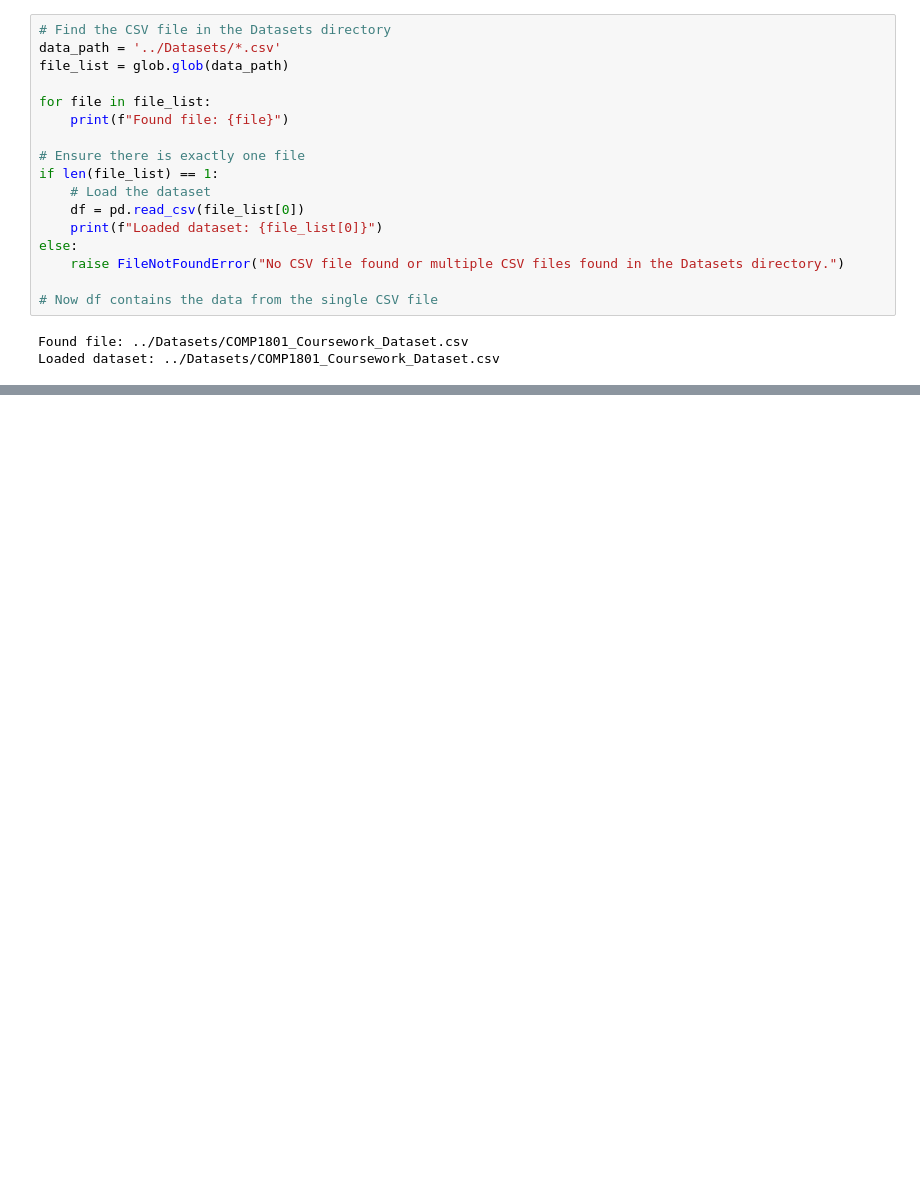
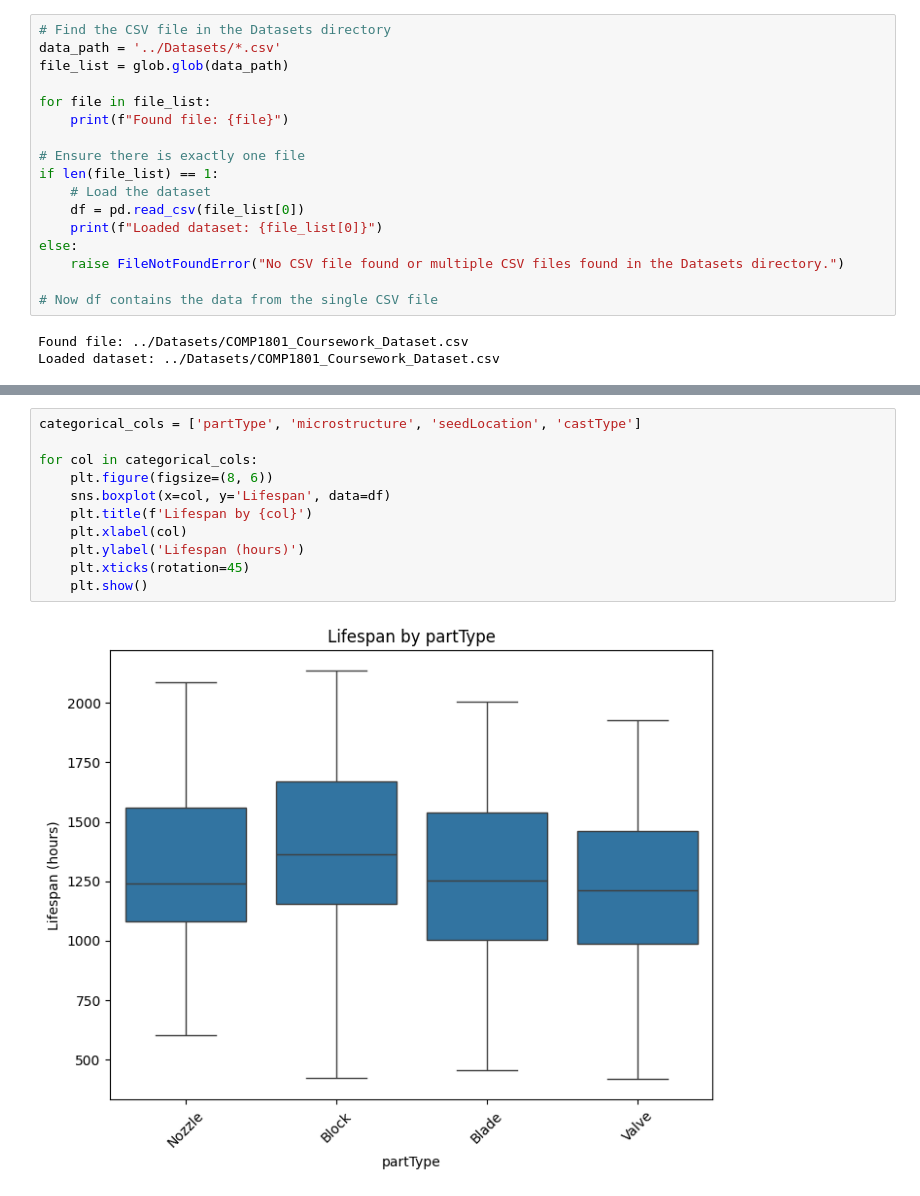
Before and after one commit to muhammedazhar/MSc-DataScience, a Jupyter notebook: COMP1801-ML/Coursework/Solutions/Notebook.ipynb, the cells around one changed output, grey strips where cells are left out. Saved outputs shown, nothing was run; the diff lists cells and outputs as text; blank space fills up the shorter version.

```diff
--- a/COMP1801-ML/Coursework/Solutions/Notebook.ipynb
+++ b/COMP1801-ML/Coursework/Solutions/Notebook.ipynb
@@ -35,0 +116,13 @@ Loaded dataset: ../Datasets/COMP1801_Coursework_Dataset.csv
+# %%
+categorical_cols = ['partType', 'microstructure', 'seedLocation', 'castType']
+
+for col in categorical_cols:
+    plt.figure(figsize=(8, 6))
+    sns.boxplot(x=col, y='Lifespan', data=df)
+    plt.title(f'Lifespan by {col}')
+    plt.xlabel(col)
+    plt.ylabel('Lifespan (hours)')
+    plt.xticks(rotation=45)
+    plt.show()
+# %% [output]
+[figure, added]
```
Also changed, not shown: parts of 12 cells of this notebook, 1 other file.
